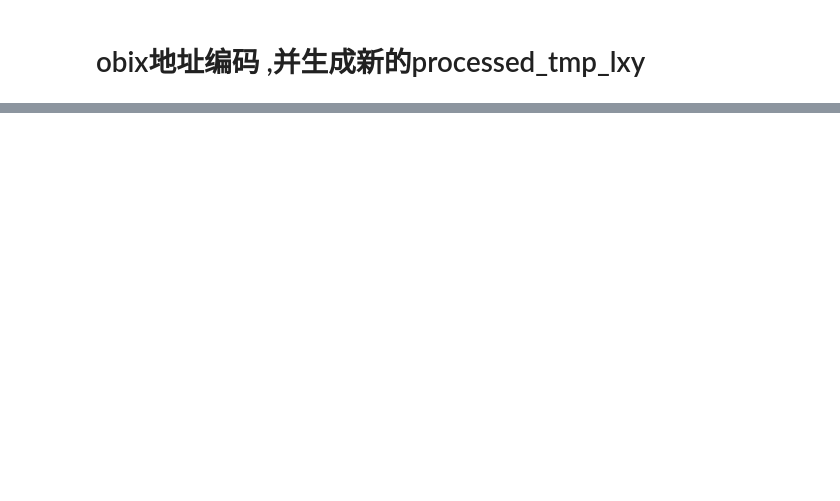
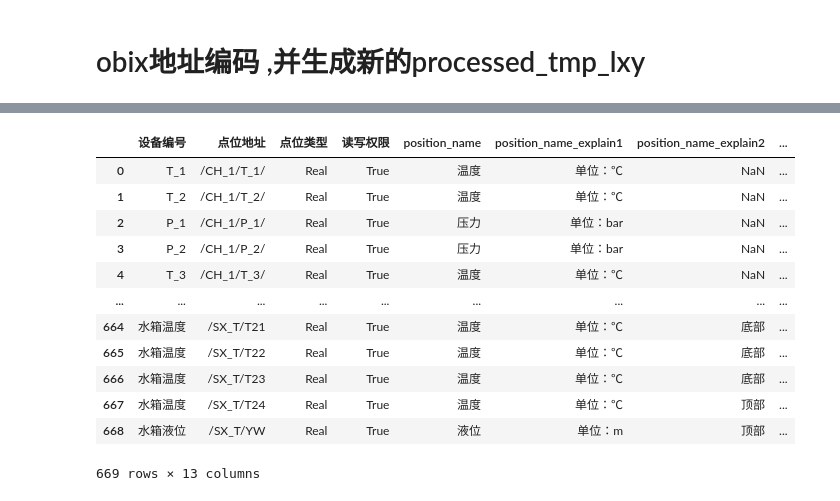
Before and after one commit to BluesLeeon/obix_capture_mysql, a Jupyter notebook: obix_excel_processing.ipynb, the cells around one changed output, grey strips where cells are left out. Cells and saved outputs as stored; diff of their text form; code cells hidden in the pictures; blank space fills up the shorter version.

```diff
--- a/obix_excel_processing.ipynb
+++ b/obix_excel_processing.ipynb
@@ -255,23 +381,26 @@ df
 # %%
-# 对 device_name 和 device_id 进行分组
-grouped = df.groupby(['device_name', 'device_id'])  #将相同 device_name 和 device_id 的行放在同一个组中
+## 原先的方法，已弃用
 
-# 重新编号
-new_device_ids = {}
-new_device_id_count = {}
 
-for (device_name, device_id), group in grouped:  #温度传感器  1     温度传感器  2      压力传感器  1    压力传感器  2     压力传感器  3      温度传感器  3   （这是迭代对象）
-    ######################################################################################################################################
-    #功能：如果新进来一个设备，那么就为他构建两个字典
-    if device_name not in new_device_ids:
-        new_device_ids[device_name] = {}       # 为新的device_name建立字典            字典的键：DC/DC设备   字典的值 ：一个字典
-        new_device_id_count[device_name] = 1   # 另一个字典 对id重新编号，过度用的  保留每个device的id的最后值
-    ######################################################################################################################################
+# # 对 device_name 和 device_id 进行分组
+# grouped = df.groupby(['device_name', 'device_id'])  #将相同 device_name 和 device_id 的行放在同一个组中
 
-    #如果进来的设备的字典已经建立
-    new_device_ids[device_name][device_id] = f"{new_device_id_count[device_name]:02d}"    #两位数字格式  原来的id是1，现在变为01
-    new_device_id_count[device_name] += 1
+# # 重新编号
+# new_device_ids = {}
+# new_device_id_count = {}
 
-# 创建新的列 device_id_00
-# 对 DataFrame 的每一行执行自定义的函数。在这个例子中，lambda 函数接收每一行，并根据 device_name 和 device_id 查找新的设备编号，然后将结果赋给名为 device_id_00 的新列。
-df['device_id_00'] = df.apply(lambda row: new_device_ids[row['device_name']][row['device_id']], axis=1)
+# for (device_name, device_id), group in grouped:  #温度传感器  1     温度传感器  2      压力传感器  1    压力传感器  2     压力传感器  3      温度传感器  3   （这是迭代对象）
+#     ######################################################################################################################################
+#     #功能：如果新进来一个设备，那么就为他构建两个字典
+#     if device_name not in new_device_ids:
+#         new_device_ids[device_name] = {}       # 为新的device_name建立字典            字典的键：DC/DC设备   字典的值 ：一个字典
+#         new_device_id_count[device_name] = 1   # 另一个字典 对id重新编号，过度用的  保留每个device的id的最后值
+#     ######################################################################################################################################
+
+#     #如果进来的设备的字典已经建立
+#     new_device_ids[device_name][device_id] = f"{new_device_id_count[device_name]:02d}"    #两位数字格式  原来的id是1，现在变为01
+#     new_device_id_count[device_name] += 1
+
+# # 创建新的列 device_id_00
+# # 对 DataFrame 的每一行执行自定义的函数。在这个例子中，lambda 函数接收每一行，并根据 device_name 和 device_id 查找新的设备编号，然后将结果赋给名为 device_id_00 的新列。
+# df['device_id_00'] = df.apply(lambda row: new_device_ids[row['device_name']][row['device_id']], axis=1)
@@ -298,5 +407,19 @@ df
 # %%
 
-df['position_id_database'] = df.apply(lambda row: '10'+row['device_id_00'] + row['position_id'], axis=1)
-
+df['position_id_database'] = df.apply(lambda x: x['system_id']+x['device_id'] + x['position_id'], axis=1)
+df
 # 打印结果
+# %% [output]
+|  | 设备编号 | 点位地址 | 点位类型 | 读写权限 | position_name | position_name_explain1 | position_name_explain2 | ... |
+| 0 | T_1 | /CH_1/T_1/ | Real | True | 温度 | 单位：℃ | NaN | ... |
+| 1 | T_2 | /CH_1/T_2/ | Real | True | 温度 | 单位：℃ | NaN | ... |
+| 2 | P_1 | /CH_1/P_1/ | Real | True | 压力 | 单位：bar | NaN | ... |
+| 3 | P_2 | /CH_1/P_2/ | Real | True | 压力 | 单位：bar | NaN | ... |
+| 4 | T_3 | /CH_1/T_3/ | Real | True | 温度 | 单位：℃ | NaN | ... |
+| ... | ... | ... | ... | ... | ... | ... | ... | ... |
+| 664 | 水箱温度 | /SX_T/T21 | Real | True | 温度 | 单位：℃ | 底部 | ... |
+| 665 | 水箱温度 | /SX_T/T22 | Real | True | 温度 | 单位：℃ | 底部 | ... |
+| 666 | 水箱温度 | /SX_T/T23 | Real | True | 温度 | 单位：℃ | 底部 | ... |
+| 667 | 水箱温度 | /SX_T/T24 | Real | True | 温度 | 单位：℃ | 顶部 | ... |
+| 668 | 水箱液位 | /SX_T/YW | Real | True | 液位 | 单位：m | 顶部 | ... |
+669 rows × 13 columns
```
Also changed, not shown: parts of 14 cells of this notebook, 4 other files.
